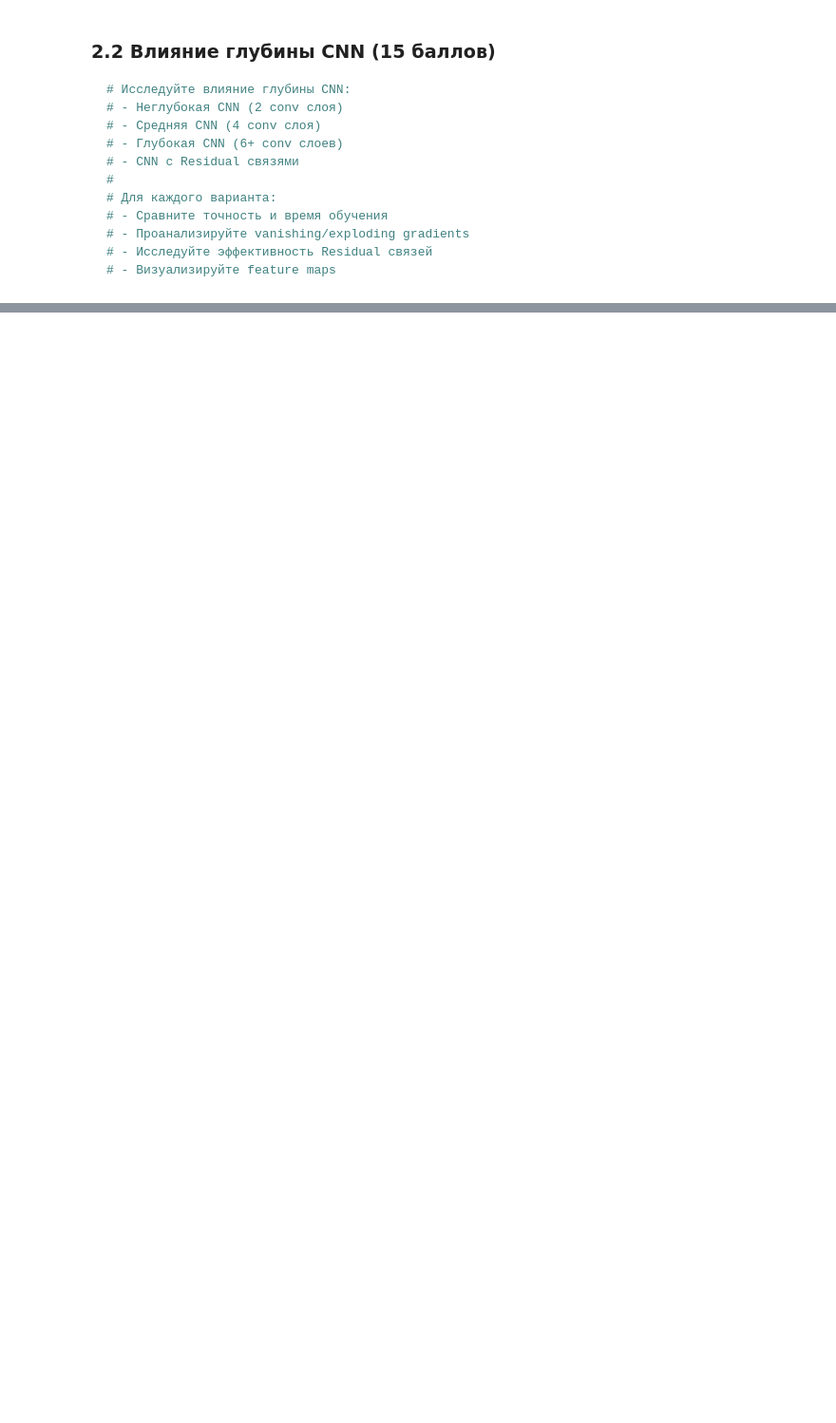
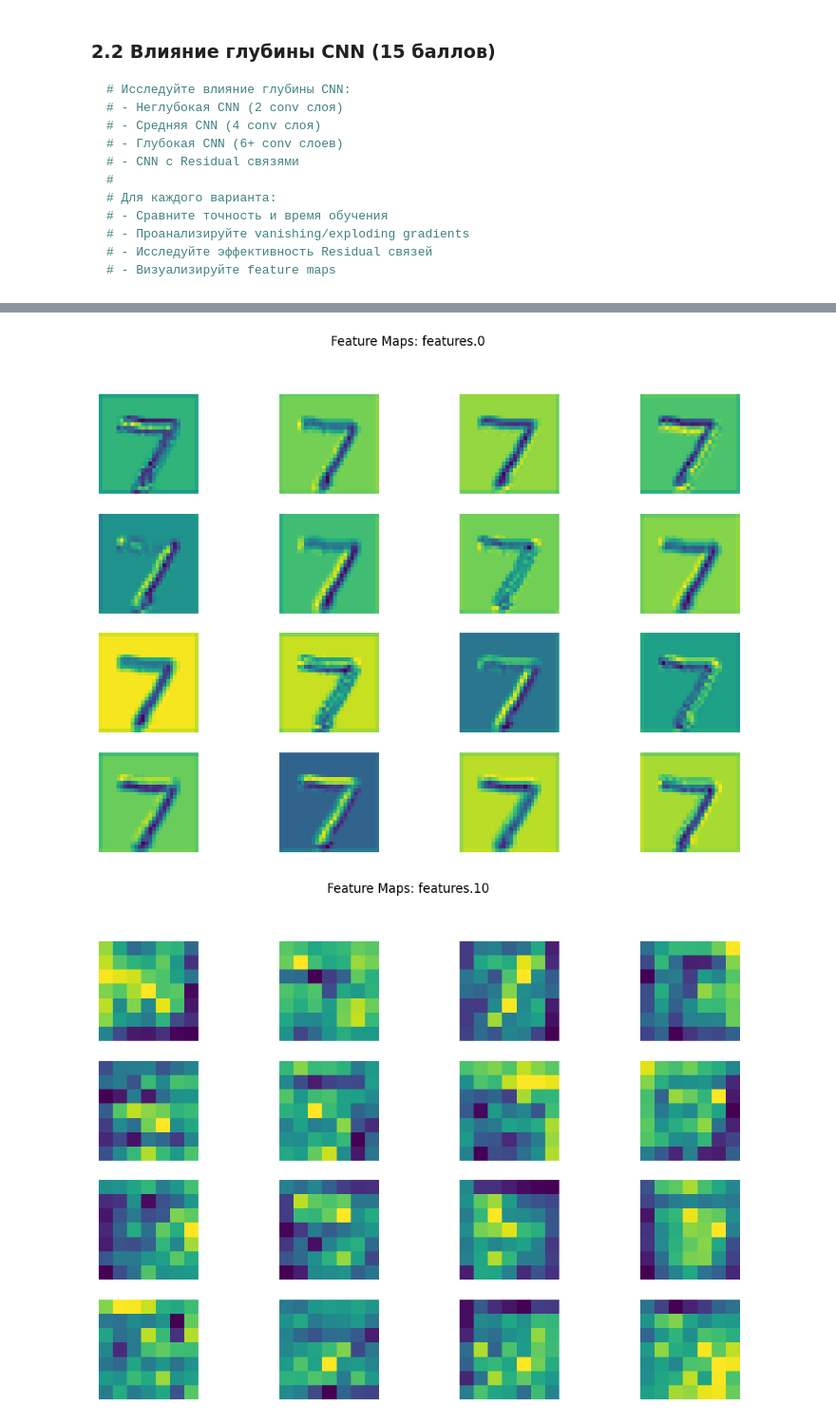
Before and after one commit to experiencedInternetUser/torch, a Jupyter notebook: lesson4-conv-models/homework_cnn_architecture_analysis.ipynb, the cells around one changed output, grey strips where cells are left out. Shown at 95% size. Saved outputs shown, nothing was run; the diff lists cells and outputs as text; code cells hidden in the pictures; blank space fills up the shorter version.

```diff
--- a/lesson4-conv-models/homework_cnn_architecture_analysis.ipynb
+++ b/lesson4-conv-models/homework_cnn_architecture_analysis.ipynb
@@ -288,0 +551,6 @@ visualize_activations(CNN_combo, test_loader, device)
+# %%
+visualize_feature_maps(deepCNN, test_loader, device, layer_name='features.0')  # Первый слой
+visualize_feature_maps(deepCNN, test_loader, device, layer_name='features.10')
+# %% [output]
+[figure, added]
+[figure, added]
```
Also changed, not shown: parts of 13 cells of this notebook, 4 other files.
